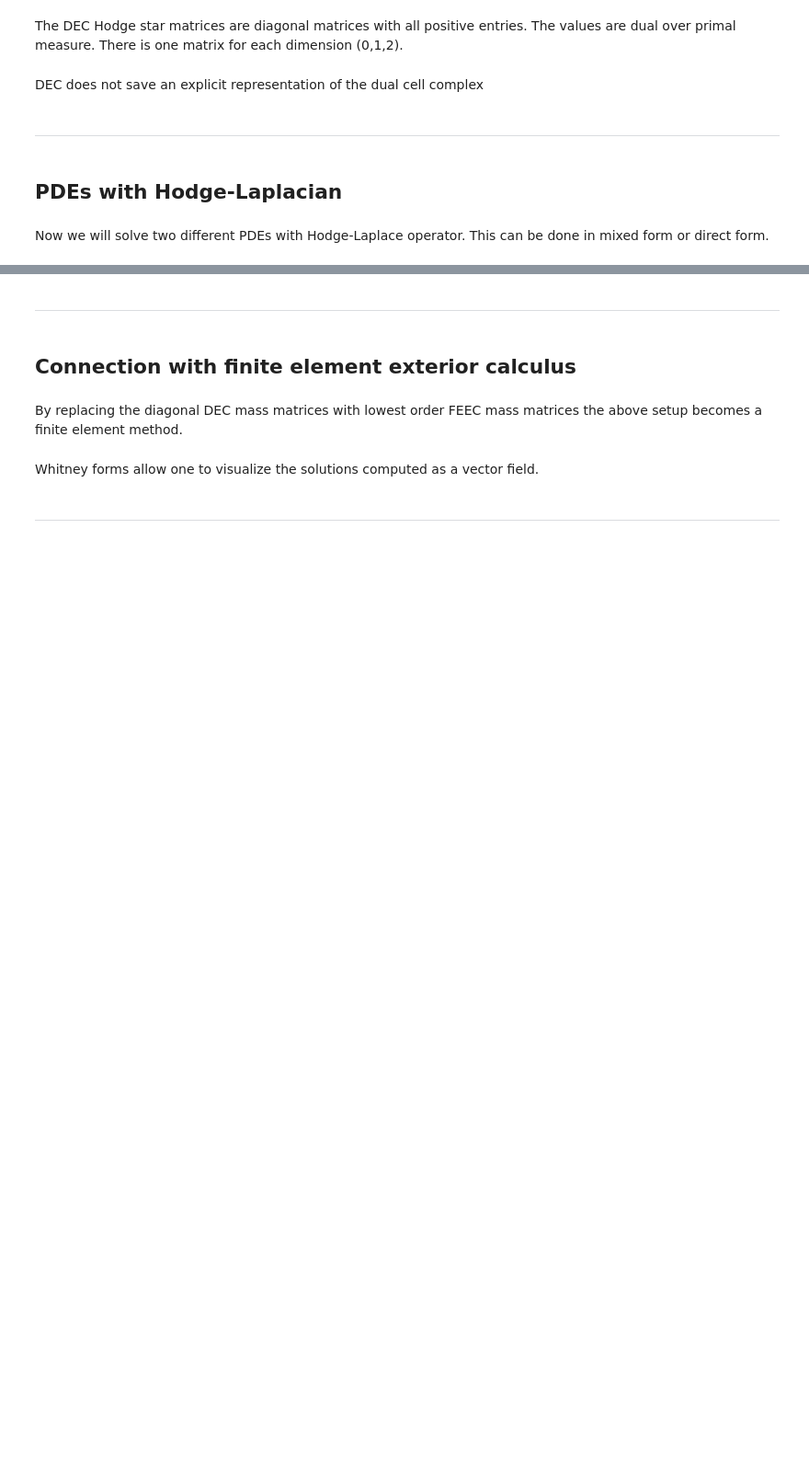
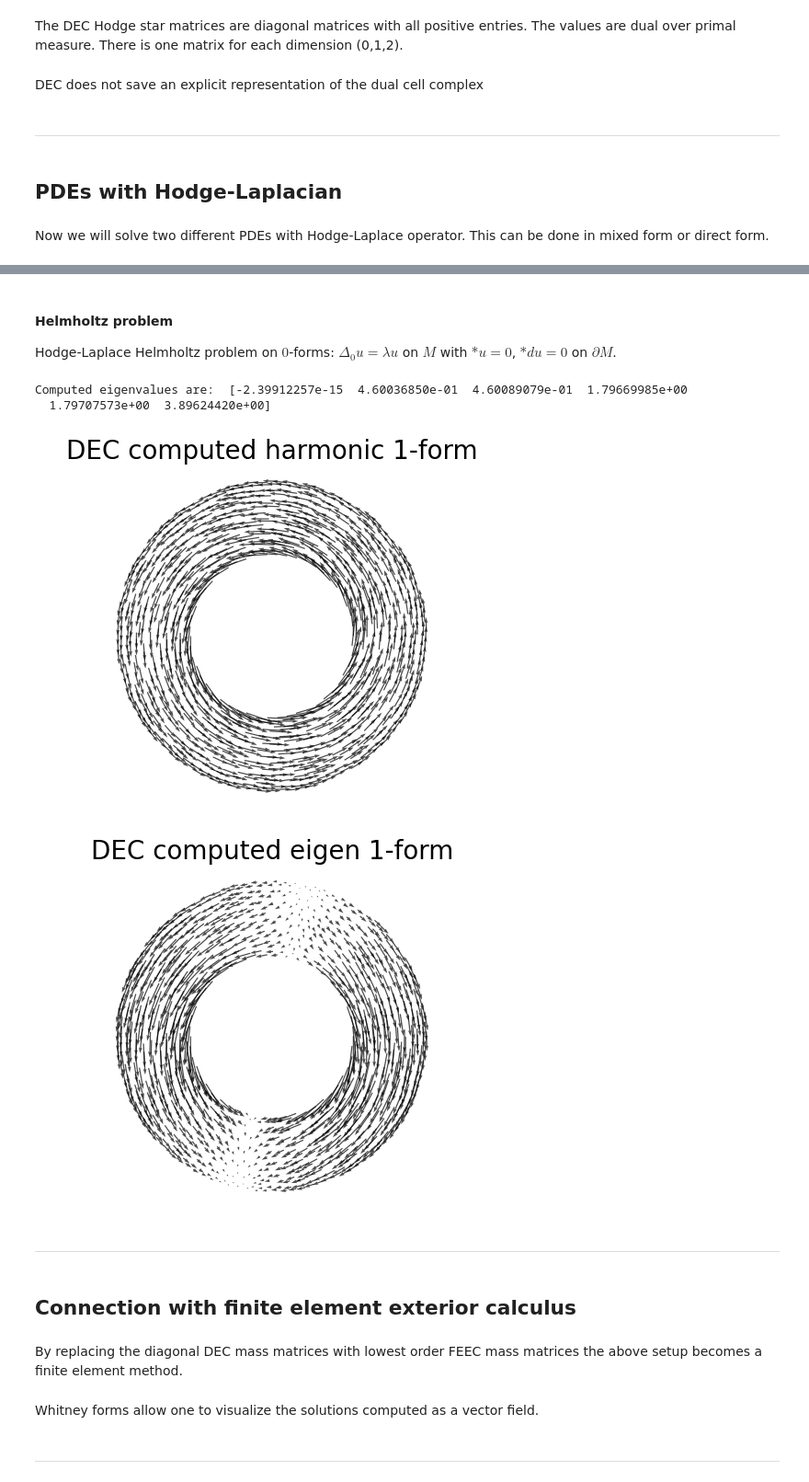
Before and after one commit to discrete-exterior-calculus/dec-icts-2025, a Jupyter notebook: PyDEC-intro.ipynb, the cells around one changed output, grey strips where cells are left out. Shown at 92% size. Drawn from its saved outputs; the diff is of its cells as text; code cells hidden in the pictures; blank space fills up the shorter version.

```diff
--- a/PyDEC-intro.ipynb
+++ b/PyDEC-intro.ipynb
@@ -138,5 +213,73 @@ Now we will solve two different PDEs with Hodge-Laplace operator. This can be do
+# %% [markdown]
+#### Helmholtz problem
+
+Hodge-Laplace Helmholtz problem on $0$-forms: $\Delta_0 u = \lambda u$ on $M$ with $*u = 0$, $* d u = 0$ on $\partial M$.
 # %%
-# Helmholtz problem
+import numpy.linalg as npla
+from pydec import simplex_quivers
+
+# We shall solve this problem on the annulus domain as earlier
+vertices = np.loadtxt('meshes/annulus974/vertices.txt')
+triangles = np.loadtxt('meshes/annulus974/triangles.txt', dtype=int)
+
+# Setup and solve
+sc = simplicial_complex(vertices, triangles)
+vm = visualizable_simplicial_mesh(vertices, triangles)
+
+# Obtain the discrete exterior derivative matrices
+d0 = sc[0].d
+d1 = sc[1].d
+
+# The count of the number of vertices and edges
+N0 = sc[0].num_simplices
+N1 = sc[1].num_simplices
+
+# The DEC Hodge stars
+hodge0 = sc[0].star
+hodge1 = sc[1].star
+hodge2 = sc[2].star
+
+# Setup the matrices for the generalized Hodge Laplacian Helmholtz problem
+A = sprs.bmat([[hodge0, -d0.T * hodge1],
+               [hodge1 * d0, d1.T * hodge2 * d1]], format='csr')
+B = sprs.bmat([[sprs.csr_matrix((N0, N0)), None],
+               [None, hodge1]], format='csr')
+
+# Compute the eigenvalues and eigenvectors using a sparse eigensolver.
+# We are trying to obtain the smallest magnitude {eigenvalues, eigenvectors} using shifts
+evals, evectors = spla.eigsh(A=A, k=6, M=B, sigma=0.01)
+print("Computed eigenvalues are: ", evals)
+
+# (Note: Eigenvectors are stored column wise, e.g., the first eigenvector is in the first column in evectors.)
+
+# Obtain the u component of the eigenvectors
+u_evectors = evectors[N0:, :]
+# Normalize eigenvectors for "nicer" plots (remember this is still an eigenvector)
+for i in range(evectors.shape[1]):
+    u_evectors[:, i] /= npla.norm(u_evectors[:, i])
+
+# Visualize the eigenvectors corresponding to the smallest and second smallest magnitude eigenvalues.
+# PyDEC in-built function to interpolate a 1-cochain to a Whitney 1-form, and sample it at the simplex barycenters
+bases, arrows1 = simplex_quivers(sc, u_evectors[:, 0])
+
+plt.figure(); ax = plt.gca()
+custom_quiver = {'color': 'k', 'alpha': 0.7, 'scale': 1, 'scale_units': 'xy', 'width': 0.0025}
+ax.quiver(bases[:, 0], bases[:, 1], arrows1[:, 0], arrows1[:, 1],**custom_quiver)
+ax.set_title("DEC computed harmonic 1-form", fontsize=20)
+plt.axis('equal'); ax.set_axis_off()
+
+# The eigenvector corresponding to the second nonzero eigenvalue
+bases, arrows2 = simplex_quivers(sc, u_evectors[:, 1])
+
+plt.figure(); ax = plt.gca()
+ax.quiver(bases[:, 0], bases[:, 1], arrows2[:, 0], arrows2[:, 1],**custom_quiver)
+ax.set_title("DEC computed eigen 1-form", fontsize=20)
+plt.axis('equal'); ax.set_axis_off()
+# %% [output]
+Computed eigenvalues are:  [-2.39912257e-15  4.60036850e-01  4.60089079e-01  1.79669985e+00
+  1.79707573e+00  3.89624420e+00]
+[figure, added]
+[figure, added]
 # %% [markdown]
 ---
 # %% [markdown]
```
Also changed, not shown: parts of 9 cells of this notebook.
